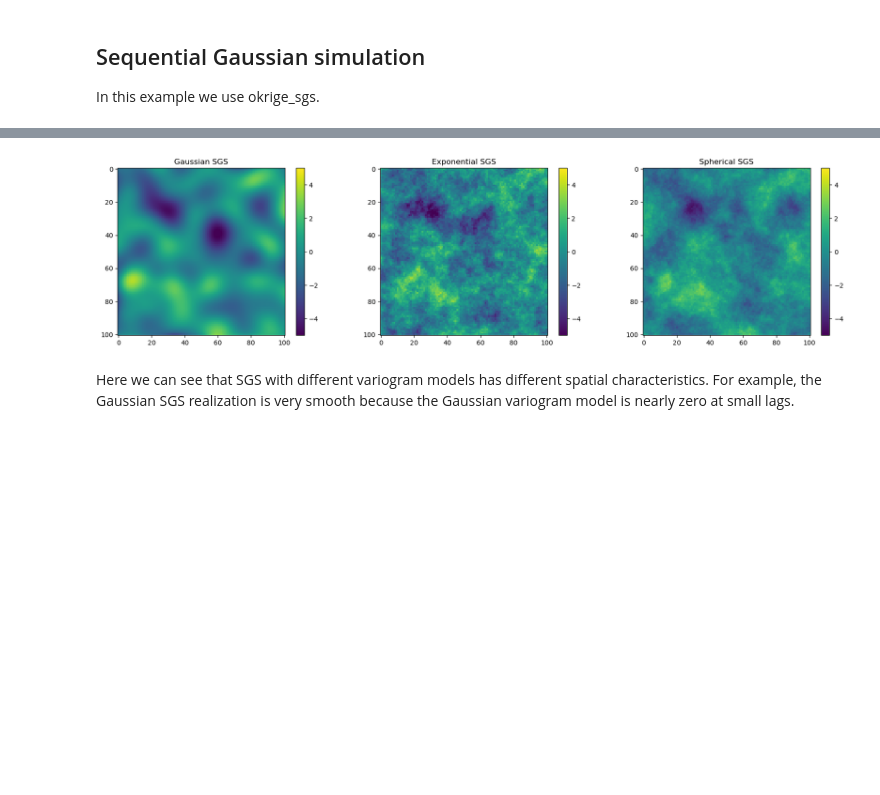
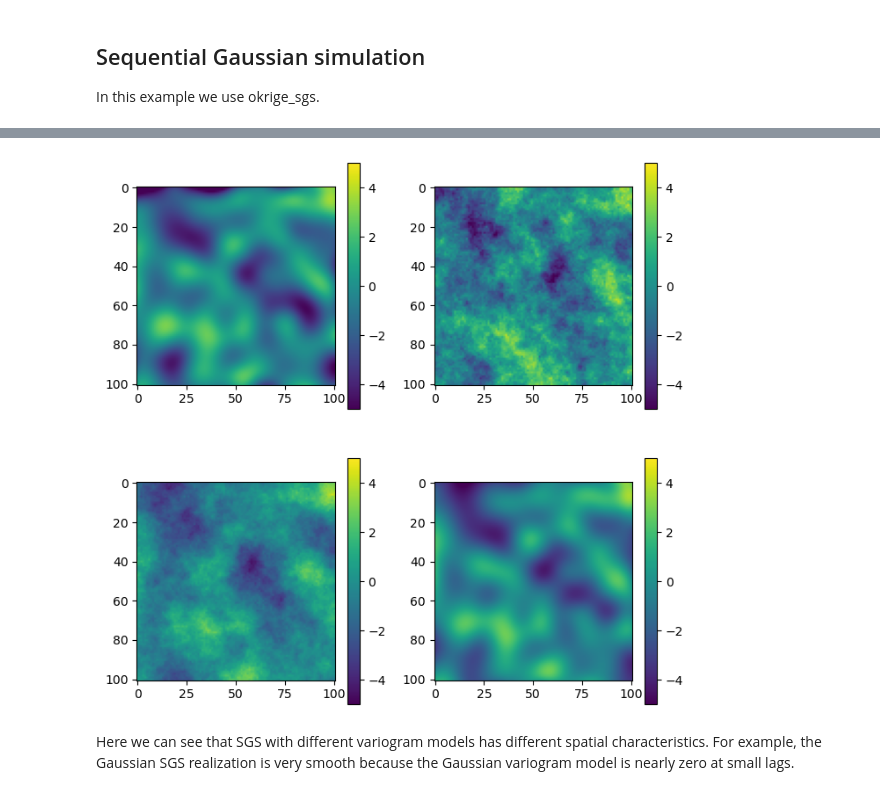
Before and after one commit to GatorGlaciology/GStatSim, a Jupyter notebook: demos/5_Variogram_interpolation_comparison.ipynb, the cells around one changed output, grey strips where cells are left out. Saved outputs shown, nothing was run; the diff lists cells and outputs as text; code cells hidden in the pictures; blank space fills up the shorter version.

```diff
--- a/demos/5_Variogram_interpolation_comparison.ipynb
+++ b/demos/5_Variogram_interpolation_comparison.ipynb
@@ -68,5 +70,5 @@ V2.parameters
 # %%
-V3 = V1
+V3 = deepcopy(V1)
 V3.model = 'spherical'
 V3.parameters
 # %% [output]
@@ -73,0 +76,4 @@ V3.parameters
+# %%
+V4 = deepcopy(V1)
+V4.model = 'matern'
+V4.parameters
@@ -128,5 +139,9 @@ vario2 = [azimuth, V2.parameters[2], V2.parameters[0], V2.parameters[0], V2.para
 vtype = 'Spherical'
 vario3 = [azimuth, V3.parameters[2], V3.parameters[0], V3.parameters[0], V3.parameters[1], vtype]
 
+# add in the smoothness parameter for the Matern covariance
+vtype = 'Matern'
+vario4 = [azimuth, V4.parameters[-1], V4.parameters[0], V4.parameters[0], V4.parameters[1], vtype, V4.parameters[2]]
+
 k = 48      # number of neighboring data points used to estimate a given point
 rad = 50    # search radius
@@ -138,3 +163,5 @@ sim_gauss = gs.Interpolation.okrige_sgs(Pred_grid_xy, df, 'X', 'Y', 'Z', k, vari
 sim_exp = gs.Interpolation.okrige_sgs(Pred_grid_xy, df, 'X', 'Y', 'Z', k, vario2, rad)
 
 sim_sph = gs.Interpolation.okrige_sgs(Pred_grid_xy, df, 'X', 'Y', 'Z', k, vario3, rad)
+
+sim_matern = gs.Interpolation.okrige_sgs(Pred_grid_xy, df, 'X', 'Y', 'Z', k, vario4, rad)
@@ -141,28 +200,39 @@ sim_sph = gs.Interpolation.okrige_sgs(Pred_grid_xy, df, 'X', 'Y', 'Z', k, vario3
 # %%
 vmax = 5
 vmin = -vmax
 
-fig = plt.figure()
-plt.subplot(131)
-im = plt.imshow(sim_gauss.reshape(101,101), vmin = vmin, vmax = vmax)
-plt.subplots_adjust(left=0.0, bottom=0.0, right=2.5, top=.75) # adjust the plot size
-plt.colorbar()
-plt.title('Gaussian SGS')
+fig, axs = plt.subplots(2, 2, figsize=(8, 8))
 
-plt.subplot(132)
-im = plt.imshow(sim_exp.reshape(101,101), vmin = vmin, vmax = vmax)
-plt.subplots_adjust(left=0.0, bottom=0.0, right=2.5, top=.75) # adjust the plot size
-plt.colorbar()
-plt.title('Exponential SGS')
+sims = [sim_gauss, sim_exp, sim_sph, sim_matern]
+titles = ['Gaussian SGS', 'Exponential SGS', 'Spherical SGS', 'Matern SGS']
 
-plt.subplot(133)
-im = plt.imshow(sim_sph.reshape(101,101), vmin = vmin, vmax = vmax)
-plt.subplots_adjust(left=0.0, bottom=0.0, right=2.5, top=.75) # adjust the plot size
-plt.colorbar()
-plt.title('Spherical SGS')
+for ax, sim, title in zip(axs.flatten(), sims, titles):
+    im = ax.imshow(sim.reshape(101,101), vmin=vmin, vmax=vmax)
+    plt.colorbar(im, ax=ax)
+
 plt.show()
+
+# fig = plt.figure()
+# plt.subplot(131)
+# im = plt.imshow(sim_gauss.reshape(101,101), vmin = vmin, vmax = vmax)
+# plt.subplots_adjust(left=0.0, bottom=0.0, right=2.5, top=.75) # adjust the plot size
+# plt.colorbar()
+# plt.title('Gaussian SGS')
+
+# plt.subplot(132)
+# im = plt.imshow(sim_exp.reshape(101,101), vmin = vmin, vmax = vmax)
+# plt.subplots_adjust(left=0.0, bottom=0.0, right=2.5, top=.75) # adjust the plot size
+# plt.colorbar()
+# plt.title('Exponential SGS')
+
+# plt.subplot(133)
+# im = plt.imshow(sim_sph.reshape(101,101), vmin = vmin, vmax = vmax)
+# plt.subplots_adjust(left=0.0, bottom=0.0, right=2.5, top=.75) # adjust the plot size
+# plt.colorbar()
+# plt.title('Spherical SGS')
+# plt.show()
 # %% [output]
-[figure, old version]
+[figure, new version]
 # %% [markdown]
 Here we can see that SGS with different variogram models has different spatial characteristics. For example, the Gaussian SGS realization is very smooth because the Gaussian variogram model is nearly zero at small lags.
 # %%
```
Also changed, not shown: parts of 12 cells of this notebook, 1 other file.
